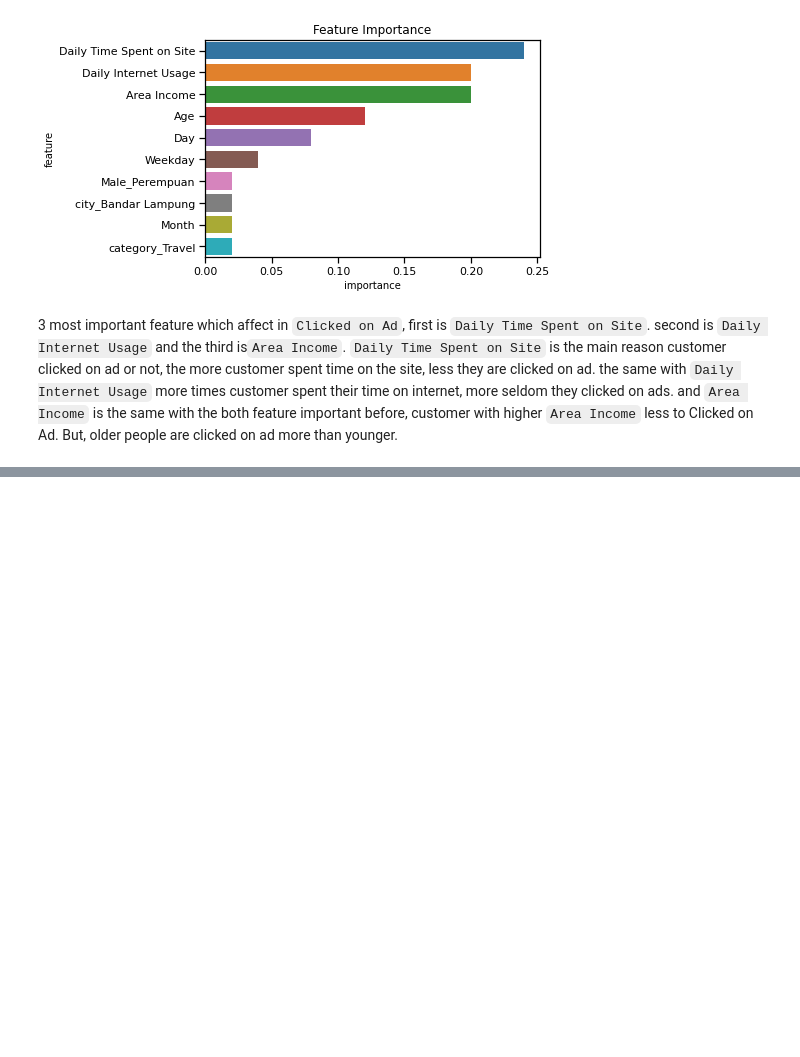
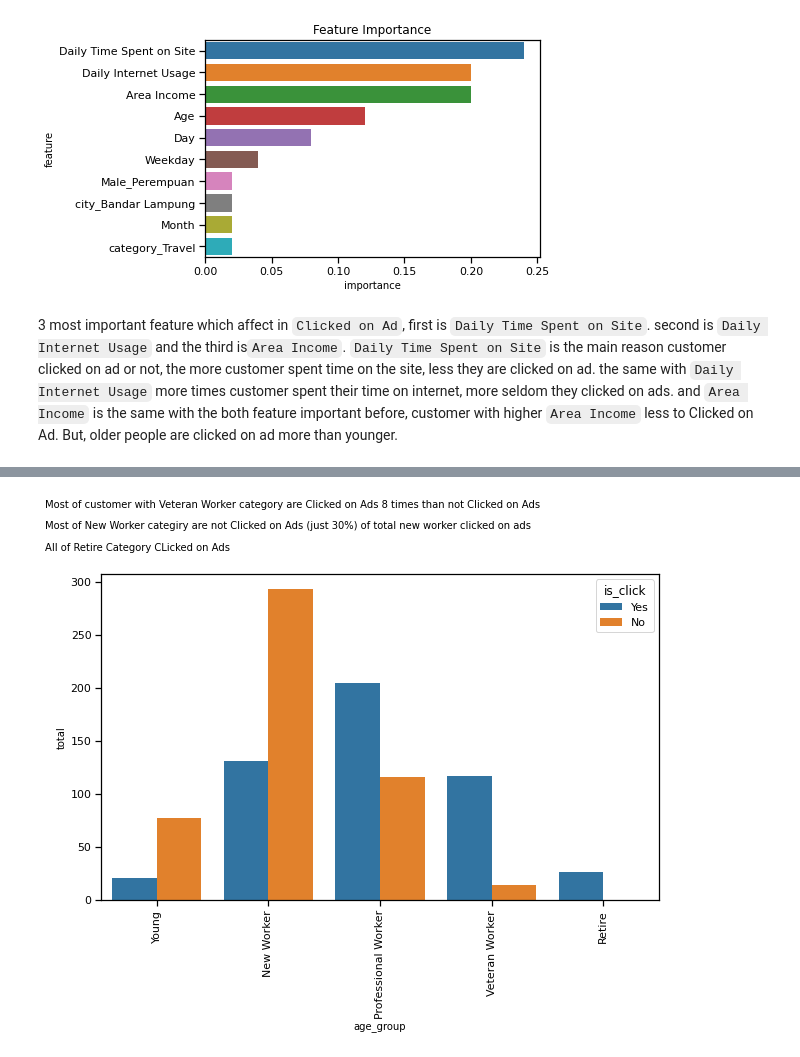
Before and after one commit to Hana5i/Predict-Customer-Clicked-Ads-Classification, a Jupyter notebook: ads_classification.ipynb, the cells around one changed output, grey strips where cells are left out. Drawn from its saved outputs; the diff is of its cells as text; code cells hidden in the pictures; blank space fills up the shorter version.

```diff
--- a/ads_classification.ipynb
+++ b/ads_classification.ipynb
@@ -1065,0 +1068,2 @@ Text(0.5, 1.0, 'Feature Importance')
+# %%
+bisnis = df.copy()
@@ -1065,0 +1087,15 @@ Text(0.5, 1.0, 'Feature Importance')
+# %%
+
+def group(x):
+  if x['Age']>54:
+    result = 'Retire'
+  elif x['Age']>45 and x['Age']<=54:
+    result = 'Veteran Worker'
+  elif x['Age']>35 and x['Age']<=45:
+    result = 'Professional Worker'
+  elif x['Age']>25 and x['Age']<=35:
+    result = 'New Worker'
+  elif x['Age']>15 and x['Age']<=25:
+    result = 'Young'
+  return result
+bisnis['age_group'] = bisnis.apply(lambda x: group(x),axis=1)
@@ -1065,0 +1116,4 @@ Text(0.5, 1.0, 'Feature Importance')
+# %%
+
+orders = ["Young","New Worker","Professional Worker","Veteran Worker","Retire"]
+bisnis['age_group'] = pd.Categorical(bisnis['age_group'], categories=orders, ordered=True)
@@ -1065,0 +1129,7 @@ Text(0.5, 1.0, 'Feature Importance')
+# %%
+
+bisnis_1 = bisnis.groupby(['Clicked on Ad','age_group']).agg({'Daily Internet Usage':['count','mean'],
+                                                       'Daily Time Spent on Site':['mean']}).reset_index()
+bisnis_1.columns=['is_click','age_group','total','avg_daily_internet_usage','avg_time_spent']
+bisnis_1 = bisnis_1.sort_values(['is_click','avg_daily_internet_usage'],ascending=[False,False])
+bisnis_1
@@ -1065,0 +1148,10 @@ Text(0.5, 1.0, 'Feature Importance')
+# %%
+plt.figure(figsize=(10,6))
+sns.barplot(x='age_group',y='total', hue='is_click',data=bisnis_1)
+plt.text(x=-1,y=370,s='Most of customer with Veteran Worker category are Clicked on Ads 8 times than not Clicked on Ads')
+plt.text(x=-1,y=350,s='Most of New Worker categiry are not Clicked on Ads (just 30%) of total new worker clicked on ads')
+plt.text(x=-1,y=330,s='All of Retire Category CLicked on Ads')
+plt.xticks(rotation=90)
+plt.show()
+# %% [output]
+[figure, added]
```
Also changed, not shown: parts of 26 cells of this notebook.
